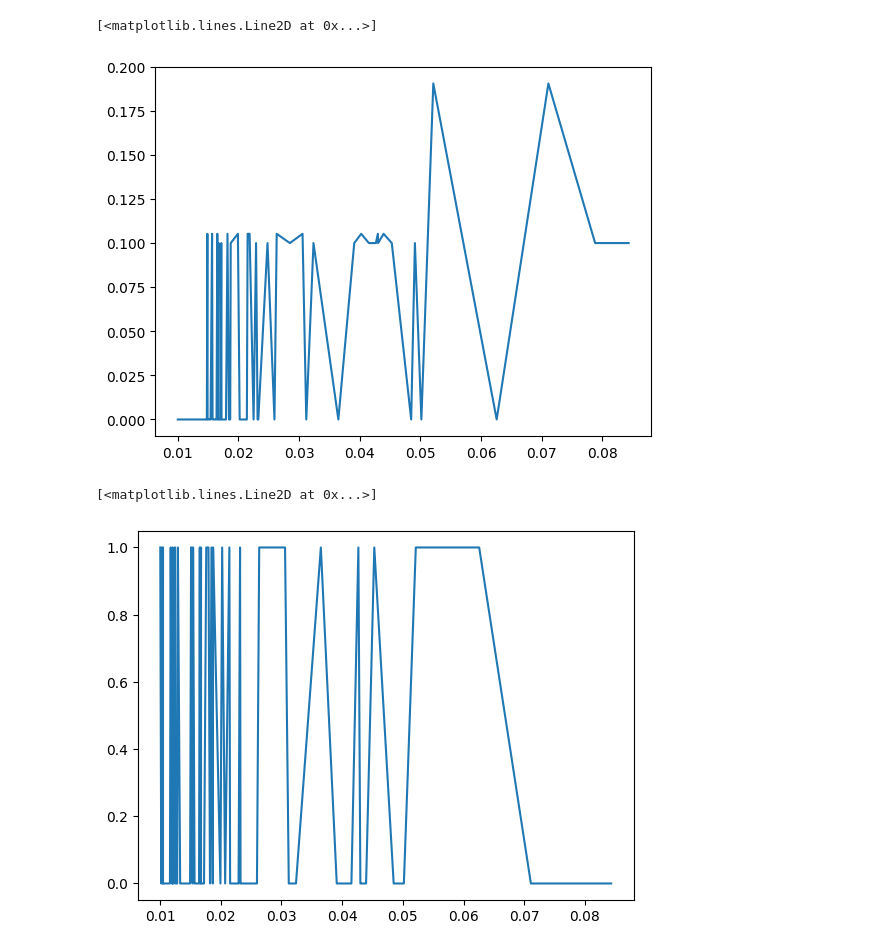
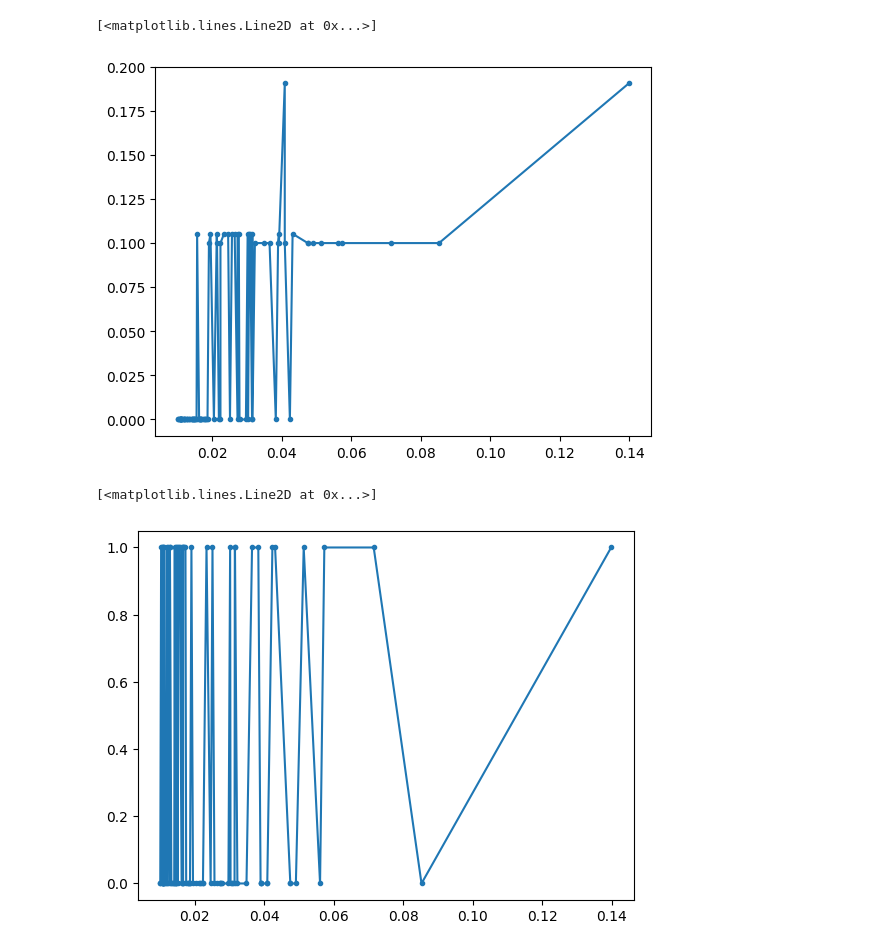
Before and after one commit to fgiobergia/DriftInspector, a Jupyter notebook: src/adult/drift-overall.ipynb, the cells around one changed output. Drawn from its saved outputs; the diff is of its cells as text; code cells hidden in the pictures.

```diff
--- a/src/adult/drift-overall.ipynb
+++ b/src/adult/drift-overall.ipynb
@@ -58,7 +59,9 @@ target_files = glob(f"{ckpt_dir}/{checkpoint}-{metric}-noise-{frac:.2f}/target*p
+# %%
+min_num_instances = 500
 # %%
 import pathlib
 
-output_dir = os.path.join('results-drift-overall',f'{checkpoint}-{metric}-noise-{frac:.2f}')
+output_dir = os.path.join('results-drift-overall',f'{checkpoint}-minsup-{minsup}-{metric}-noise-{frac:.2f}', str(min_num_instances))
 p = pathlib.Path(output_dir)
 p.mkdir(parents=True, exist_ok=True)
 # %%
@@ -101,7 +104,7 @@ for tgt_idx, tgt in enumerate(target_files):
 
     # Detect overall drift with DDM and ADWIN
 
-    ddm = DDM(min_num_instances=500)
+    ddm = DDM(min_num_instances=min_num_instances)
     adwin = ADWIN()
 
     batch_idx = 0
@@ -112,6 +115,7 @@ for tgt_idx, tgt in enumerate(target_files):
     adwin_warnings = {}
 
     for batch_idx in range(len(y_trues)):
+
         # DMM: This parameter indicates whether the last sample analyzed was correctly classified or not. 1 indicates an error (miss-classification).
         errors_b = (y_trues[batch_idx]!=y_preds[batch_idx]).astype(int)
         # ADWIN: 0: Means the learners prediction was wrong 1: Means the learners prediction was correct
@@ -204,7 +224,9 @@ for e, output_file in enumerate(output_files):
     precisions.append(precision)
     recalls.append(recall)
     f1s.append(f1)
-    detecteds.append(1 if len(obj[f'{method}_detected_batch'])>0 else 0)
+    #detecteds.append(1 if len(obj[f'{method}_detected_batch'])>0 else 0)
+    # Condition on altered
+    detecteds.append(1 if obj[f'{method}_detected'][0]>0 else 0)
 # %%
 import matplotlib.pyplot as plt
 
@@ -212,21 +234,21 @@ idx_sorted = np.argsort(supports)
 f1s_sorted = np.array(f1s)[idx_sorted]
 supports_sorted = np.array(supports)[idx_sorted]
 
-plt.plot(supports_sorted, f1s_sorted)
+plt.plot(supports_sorted, f1s_sorted, marker='.')
 # %% [output]
 [<matplotlib.lines.Line2D at 0x...>]
-[figure, old version]
+[figure, new version]
 # %%
 import matplotlib.pyplot as plt
 
 idx_sorted = np.argsort(supports)
 detecteds_dmm_sorted = np.array(detecteds)[idx_sorted]
 supports_sorted = np.array(supports)[idx_sorted]
 
-plt.plot(supports_sorted, detecteds)
+plt.plot(supports_sorted, detecteds, marker='.')
 # %% [output]
 [<matplotlib.lines.Line2D at 0x...>]
-[figure, old version]
+[figure, new version]
 # %%
 sum(detecteds)/len(detecteds)
 # %% [output]
```
Also changed, not shown: parts of 6 cells of this notebook.
